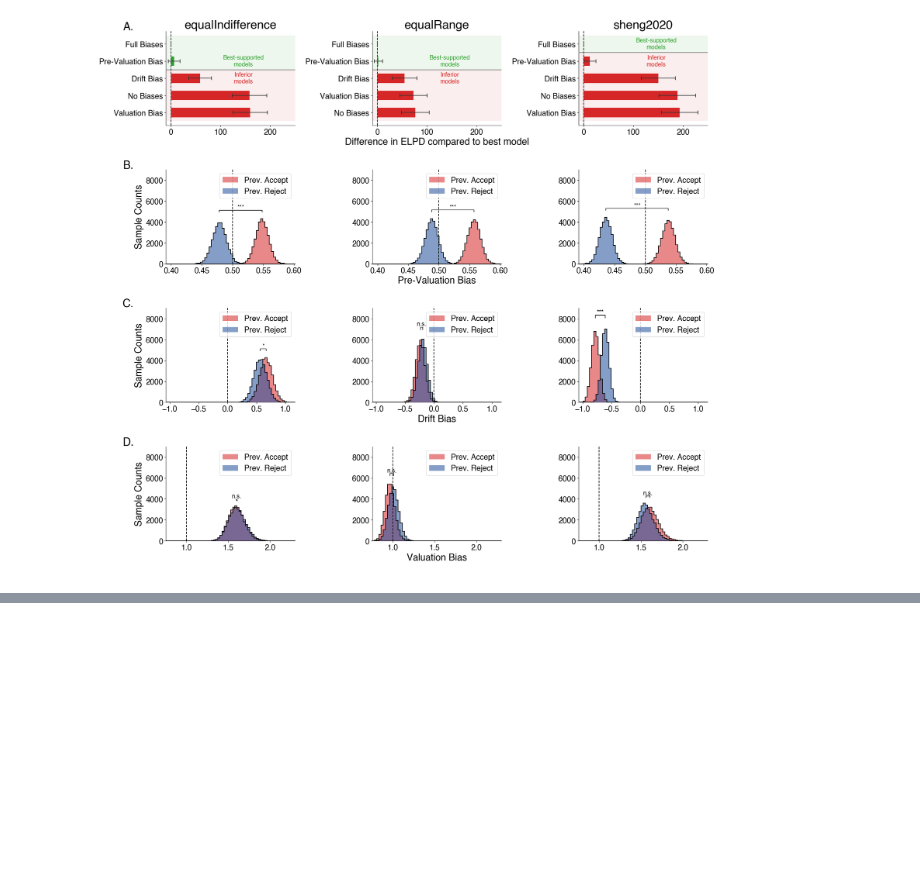
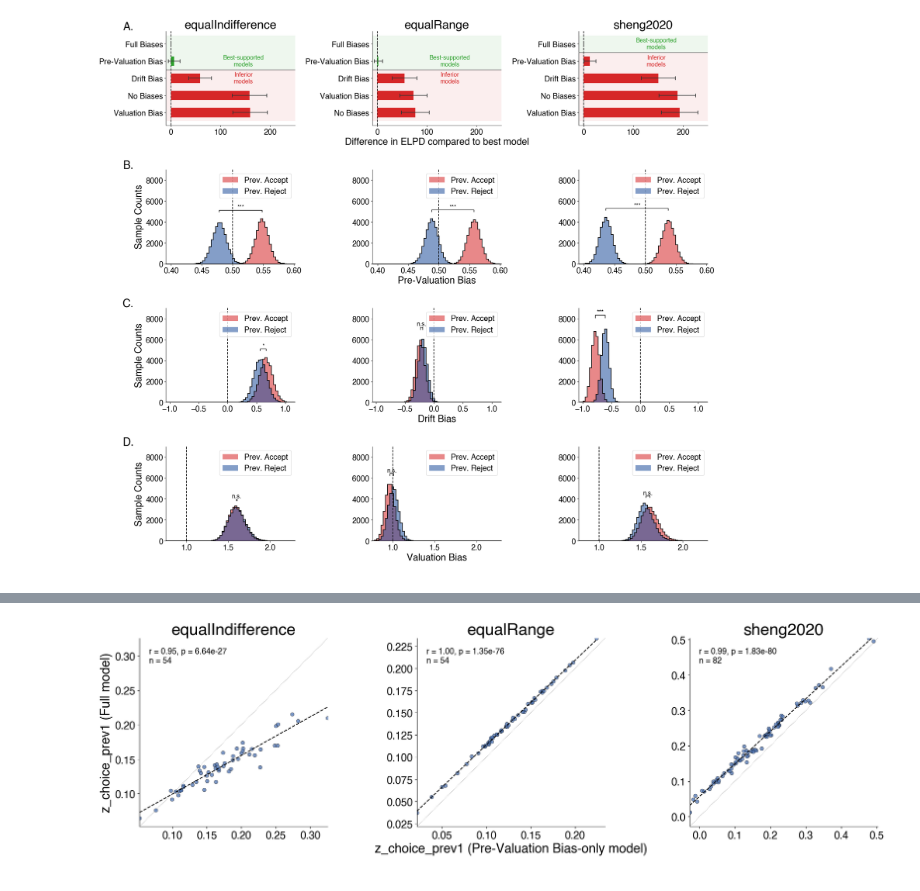
Before and after one commit to GusStgoReyes/riskhistory, a Jupyter notebook: figures_official/figure3.ipynb, the cells around one changed output, grey strips where cells are left out. Saved outputs shown, nothing was run; the diff lists cells and outputs as text; code cells hidden in the pictures; blank space fills up the shorter version.

```diff
--- a/figures_official/figure3.ipynb
+++ b/figures_official/figure3.ipynb
@@ -233,0 +318,53 @@ plt.show()
+# %%
+STP_DDM_MODEL = "HDDM_Base_Lag1-stp"
+
+z_cp1_full_vs_stp = {}
+for ds in DATASETS:
+    full_params = load_ddm_subj_params(FULL_DDM_MODEL, ds)
+    stp_params = load_ddm_subj_params(STP_DDM_MODEL, ds)
+
+    z_full = (full_params[full_params["param_name"] == "z_choice_prev1"]
+              .set_index("sub")["param_value"])
+    z_full.name = "z_choice_prev1_full"
+    z_stp = (stp_params[stp_params["param_name"] == "z_choice_prev1"]
+             .set_index("sub")["param_value"])
+    z_stp.name = "z_choice_prev1_stp"
+
+    z_cp1_full_vs_stp[ds] = pd.concat([z_full, z_stp], axis=1, join="inner")
+
+fig_z, axes_z = plt.subplots(nrows=1, ncols=3, figsize=(20, 6), layout="constrained")
+
+for col, ds in enumerate(DATASETS):
+    ax = axes_z[col]
+    merged = z_cp1_full_vs_stp[ds]
+    x = merged["z_choice_prev1_stp"].values
+    y = merged["z_choice_prev1_full"].values
+
+    ax.scatter(x, y, color=RT_CORR_COLOR, alpha=0.75, edgecolor="black",
+               linewidth=0.5, s=40)
+
+    lims = [min(x.min(), y.min()), max(x.max(), y.max())]
+    ax.plot(lims, lims, color="#999999", linewidth=1.0, linestyle=":", zorder=0)
+
+    slope, intercept, r_value, p_value, std_err = stats.linregress(x, y)
+    x_line = np.linspace(x.min(), x.max(), 100)
+    ax.plot(x_line, slope * x_line + intercept, color="black", linewidth=1.5,
+            linestyle="--")
+
+    ax.text(0.05, 0.95, f"r = {r_value:.2f}, p = {p_value:.3g}\nn = {len(x)}",
+            transform=ax.transAxes, ha="left", va="top")
+
+    ax.set_xlim(lims)
+    ax.set_ylim(lims)
+    ax.set_aspect("equal", adjustable="box")
+    ax.spines["top"].set_visible(False)
+    ax.spines["right"].set_visible(False)
+    ax.set_title(DATASET_LABELS.get(ds, ds))
+    if col == 0:
+        ax.set_ylabel("z_choice_prev1 (Full model)")
+    if col == 1:
+        ax.set_xlabel("z_choice_prev1 (Pre-Valuation Bias-only model)\n")
+
+plt.show()
+# %% [output]
+[figure, added]
```
Also changed, not shown: parts of 11 cells of this notebook, 12 other files.
